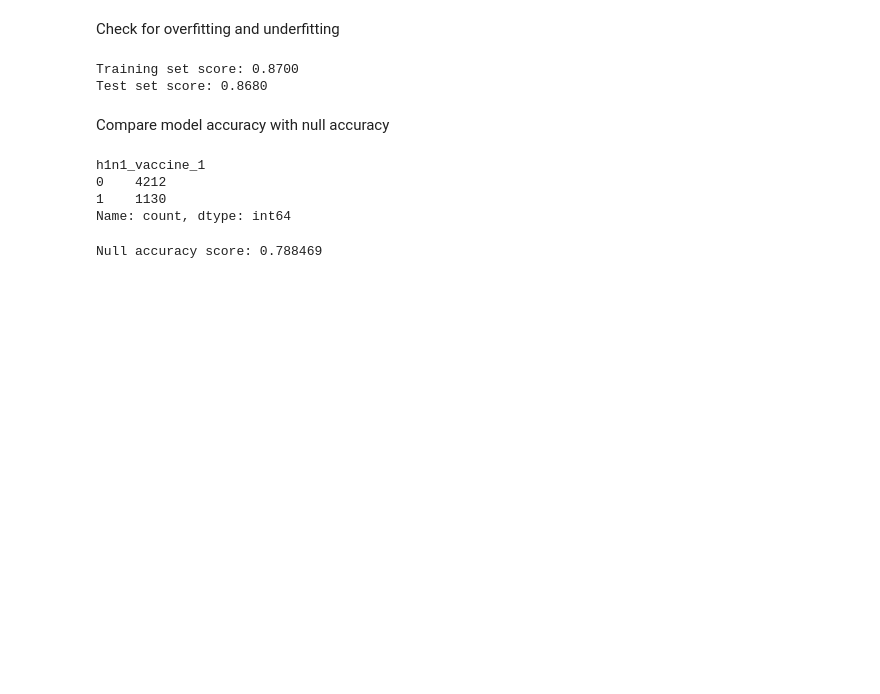
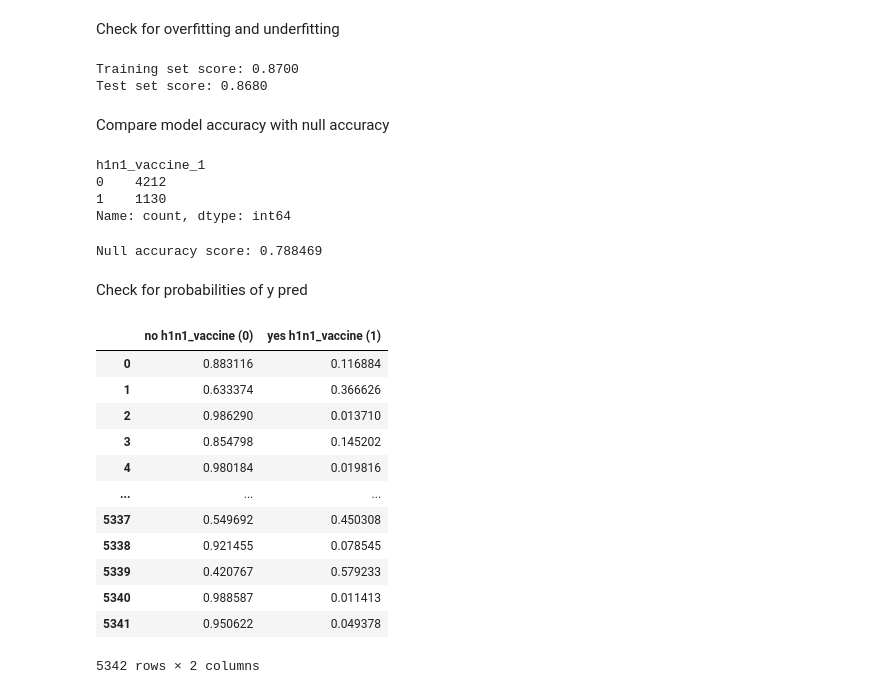
Before and after one commit to AwuorJ/Machine_Learning_Analysis_of_Gaps_in_Africas_Global_Health_Crisis_Response, a Jupyter notebook: workbook.ipynb, the cells around one changed output. Drawn from its saved outputs; the diff is of its cells as text; code cells hidden in the pictures; blank space fills up the shorter version.

```diff
--- a/workbook.ipynb
+++ b/workbook.ipynb
@@ -541,3 +540,24 @@ null_accuracy = (4212/(4212+1130))
 print('Null accuracy score: {0:04f}'.format(null_accuracy))
 # %% [output]
 Null accuracy score: 0.788469
+# %% [markdown]
+Check for probabilities of y pred
+# %%
+y_pred_prob = logreg.predict_proba(X_test)
+
+y_pred_prob_df = pd.DataFrame(data= y_pred_prob, columns=['no h1n1_vaccine (0)', 'yes h1n1_vaccine (1)'])
+y_pred_prob_df
+# %% [output]
+|  | no h1n1_vaccine (0) | yes h1n1_vaccine (1) |
+| 0 | 0.883116 | 0.116884 |
+| 1 | 0.633374 | 0.366626 |
+| 2 | 0.986290 | 0.013710 |
+| 3 | 0.854798 | 0.145202 |
+| 4 | 0.980184 | 0.019816 |
+| ... | ... | ... |
+| 5337 | 0.549692 | 0.450308 |
+| 5338 | 0.921455 | 0.078545 |
+| 5339 | 0.420767 | 0.579233 |
+| 5340 | 0.988587 | 0.011413 |
+| 5341 | 0.950622 | 0.049378 |
+5342 rows × 2 columns
```
Also changed, not shown: parts of 8 cells of this notebook.
